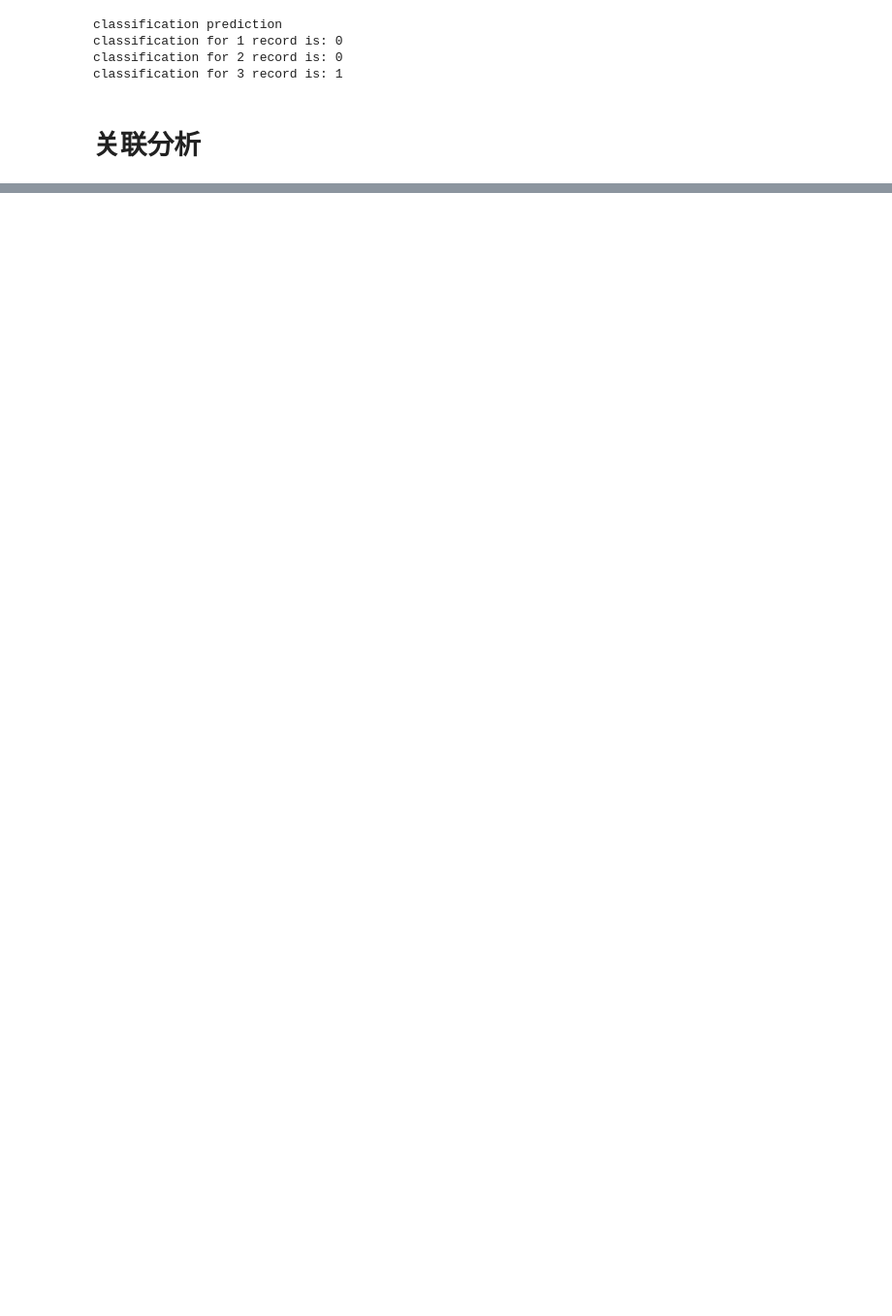
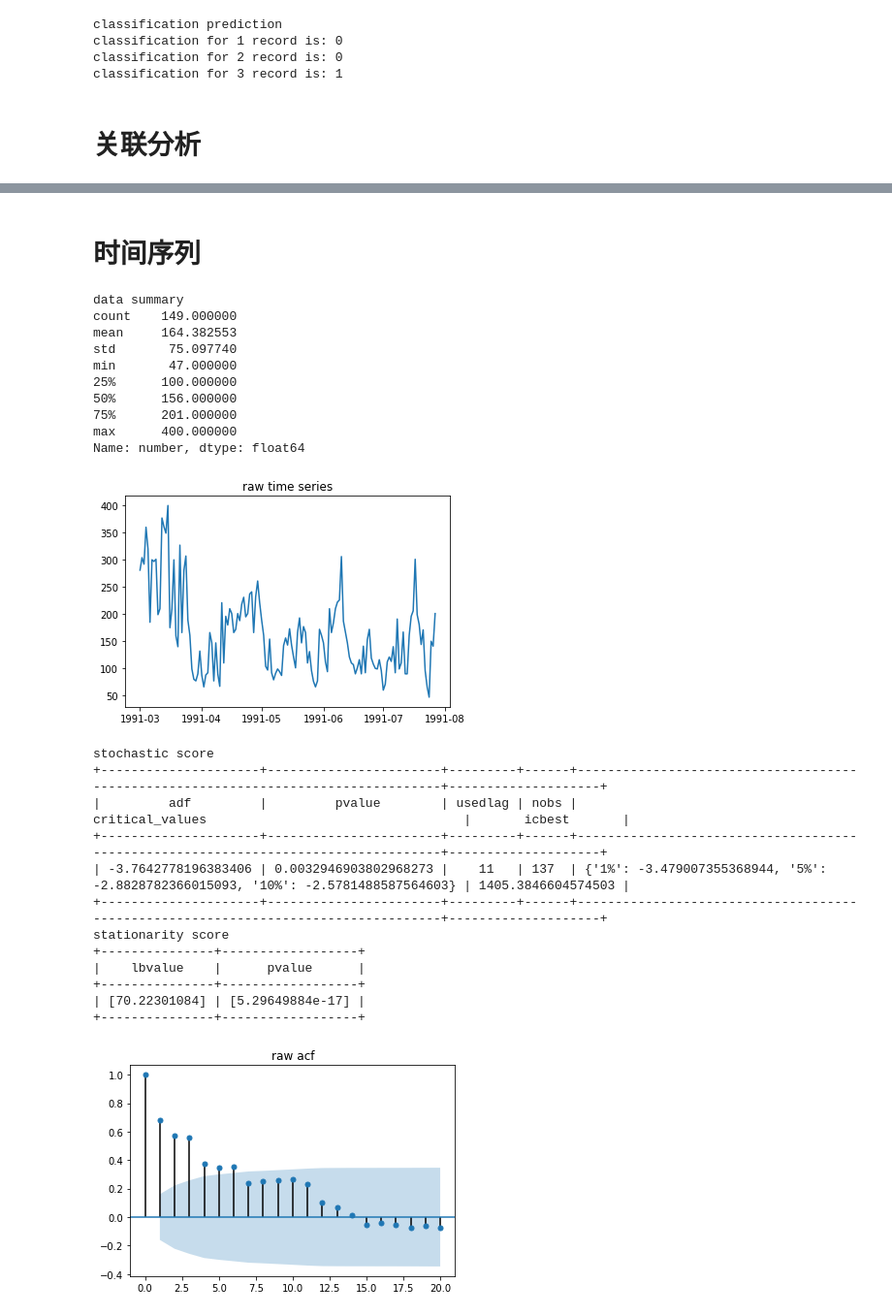
Before and after one commit to longfengpili/Data-Analysis-and-Data-Operation-with-python, a Jupyter notebook: chapter4跳过数据分析和挖掘的大坑.ipynb, the cells around one changed output, grey strips where cells are left out. Shown at 97% size. Cells and saved outputs as stored; diff of their text form; code cells hidden in the pictures; blank space fills up the shorter version.

Commit message:
时间序列

```diff
--- a/chapter4跳过数据分析和挖掘的大坑.ipynb
+++ b/chapter4跳过数据分析和挖掘的大坑.ipynb
@@ -609,0 +693,2 @@ dot
+# %% [markdown]
+# 时间序列
@@ -609,0 +887,53 @@ dot
+# %%
+
+# 读取数据
+date_parse = lambda dates: pd.datetime.strptime(dates, '%m-%d-%Y')  # 创建解析列的功能对象
+df = pd.read_table('./datacode_for_book/chapter4/time_series.txt', delimiter='\t', index_col='date', date_parser=date_parse)  # 读取数据
+ts_data = df['number'].astype('float32')  # 将列转换为float32类型
+print ('data summary')  # 打印标题
+print (ts_data.describe())  # 打印输出时间序列数据概况
+# 原始数据检验
+adf, pvalue1, critical_values = adf_val(ts_data, 'raw time series', 'raw acf', 'raw pacf')  # 稳定性检验
+pvalue2 = acorr_val(ts_data)  # 白噪声检验
+# 创建用于区分是否进行平稳性处理的规则
+rule1 = (adf < critical_values['1%'] and adf < critical_values['5%'] and adf < critical_values[
+    '10%'] and pvalue1 < 0.01)  # 稳定性检验
+rule2 = (pvalue2[0,] < 0.05)  # 白噪声检验
+# 对时间序列做稳定性处理
+log_n, ts_data = get_best_log(ts_data, max_log=5, rule1=rule1, rule2=rule2)
+# 再次做检验
+adf, pvalue1, critical_values = adf_val(ts_data, 'final time series', 'final acf', 'final pacf')  # 稳定性检验
+pvalue2 = acorr_val(ts_data)  # 白噪声检验
+# 训练最佳ARMA模型并输出相关参数和对象
+model_arma = arma_fit(ts_data)
+# 模型训练和效果评估
+ts_data = train_test(model_arma, ts_data, log_n, rule1=rule1, rule2=rule2)
+# 模型预测应用
+start = '1991-07-28'  # 设置预测开始的时间索引
+end = '1991-08-02'  # 设置预测结束的时间索引
+predict_data(model_arma, ts_data, log_n, start, end, rule1=rule1, rule2=rule2)  # 预测时间序列数据
+# %% [output]
+data summary
+count    149.000000
+mean     164.382553
+std       75.097740
+min       47.000000
+25%      100.000000
+50%      156.000000
+75%      201.000000
+max      400.000000
+Name: number, dtype: float64
+[figure, added]
+stochastic score
++---------------------+-----------------------+---------+------+-----------------------------------------------------------------------------------+--------------------+
+|         adf         |         pvalue        | usedlag | nobs |                                  critical_values                                  |       icbest       |
++---------------------+-----------------------+---------+------+-----------------------------------------------------------------------------------+--------------------+
+| -3.7642778196383406 | 0.0032946903802968273 |    11   | 137  | {'1%': -3.479007355368944, '5%': -2.8828782366015093, '10%': -2.5781488587564603} | 1405.3846604574503 |
++---------------------+-----------------------+---------+------+-----------------------------------------------------------------------------------+--------------------+
+stationarity score
++---------------+------------------+
+|    lbvalue    |      pvalue      |
++---------------+------------------+
+| [70.22301084] | [5.29649884e-17] |
++---------------+------------------+
+[figure, added]
```
Also changed, not shown: parts of 11 cells of this notebook.
